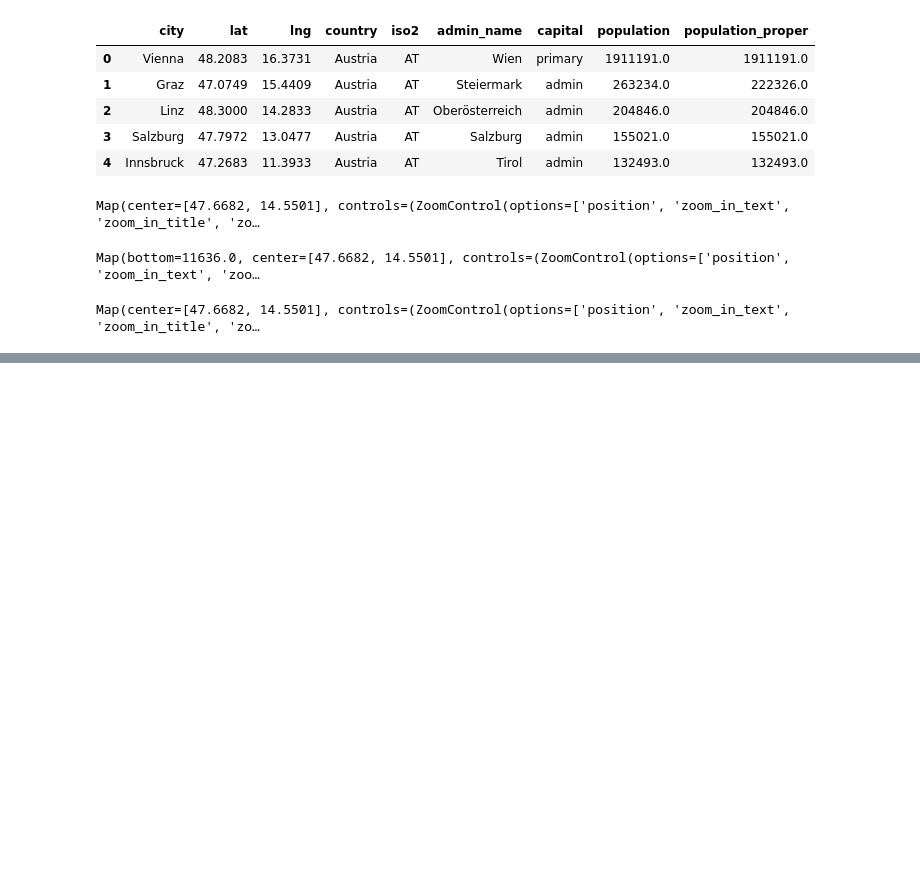
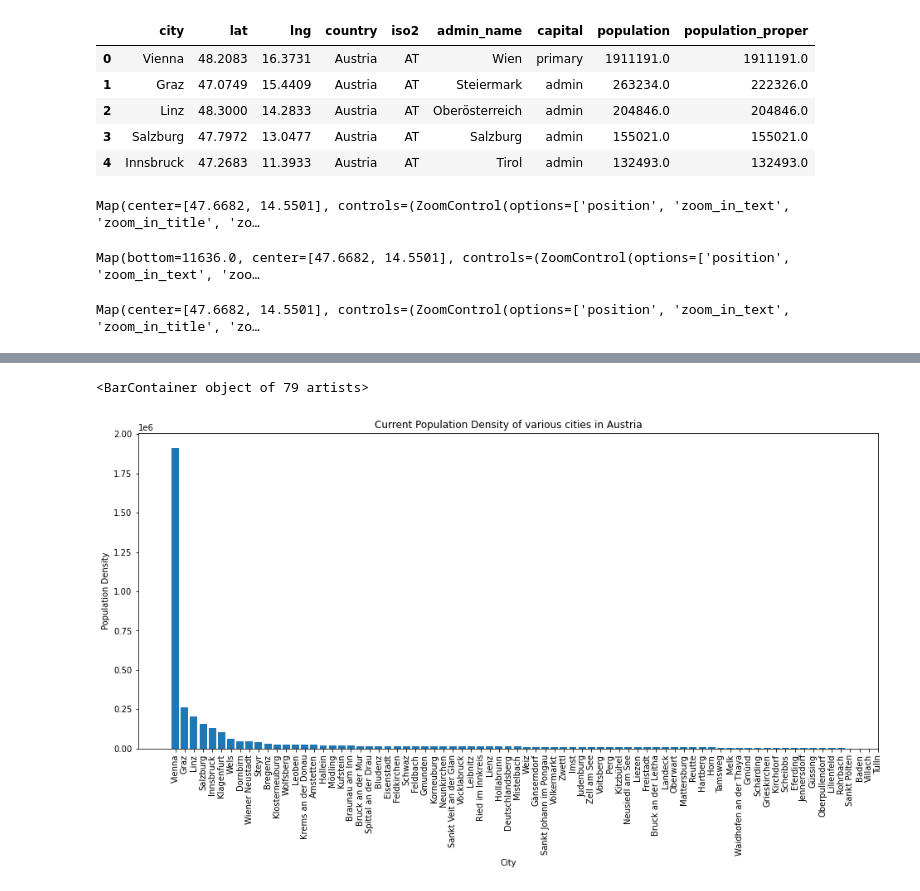
Before and after one commit to adken/PLUS_softwaredev_2022, a Jupyter notebook: A3/geo_a3.ipynb, the cells around one changed output, grey strips where cells are left out. Saved outputs shown, nothing was run; the diff lists cells and outputs as text; code cells hidden in the pictures; blank space fills up the shorter version.

```diff
--- a/A3/geo_a3.ipynb
+++ b/A3/geo_a3.ipynb
@@ -110,3 +111,6 @@ m.add_layer(marker_cluster)
 m
 # %% [output]
 Map(center=[47.6682, 14.5501], controls=(ZoomControl(options=['position', 'zoom_in_text', 'zoom_in_title', 'zo…
+# %%
+# Filter out the null values in the city column
+dataset = aust_pop[aust_pop['capital'].notnull()]
@@ -112,0 +137,13 @@ Map(center=[47.6682, 14.5501], controls=(ZoomControl(options=['position', 'zoom_
+# %%
+population = dataset['population']
+cities = dataset['city']
+
+plt.rcParams["figure.figsize"] = (16,7)
+plt.title('Current Population Density of various cities in Austria')
+plt.xlabel('City')
+plt.ylabel('Population Density')
+plt.xticks(rotation = '90')
+plt.bar(cities, population)
+# %% [output]
+<BarContainer object of 79 artists>
+[figure, added]
```
Also changed, not shown: parts of 2 cells of this notebook.
